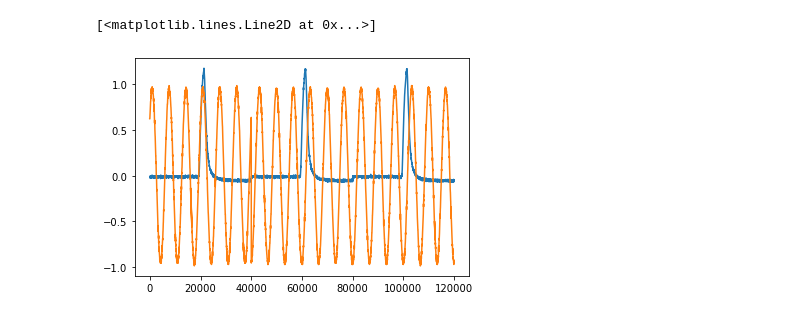
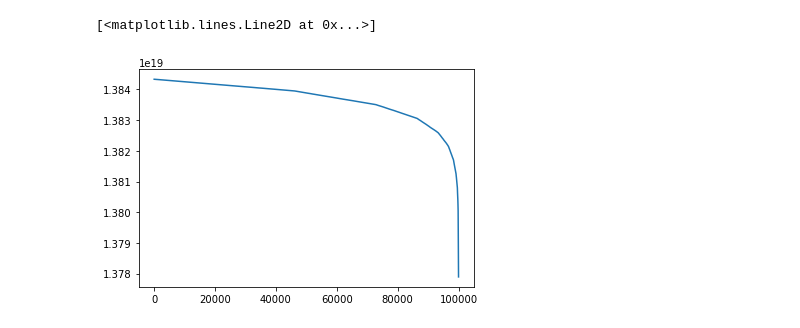
Before and after one commit to IharLobach/ursse, a Jupyter notebook: analyzing_collected_data/for_Valeri/phase_hist.ipynb, the cells around one changed output. Saved outputs shown, nothing was run; the diff lists cells and outputs as text; code cells hidden in the pictures.

```diff
--- a/analyzing_collected_data/for_Valeri/phase_hist.ipynb
+++ b/analyzing_collected_data/for_Valeri/phase_hist.ipynb
@@ -18 +70,6 @@ chan2 = data[1::2][1:]
+# %%
+plt.plot(timestamps[:-1])
+# %% [output]
+[<matplotlib.lines.Line2D at 0x...>]
+[figure, added]
 # %%
@@ -22,7 +79,5 @@ ch2 = chan2.reshape(-1,n)
 # %%
-plt.plot(chan1[:3 * n])
-plt.plot(chan2[:3 * n])
+# plt.plot(chan1[:3 * n])
+# plt.plot(chan2[:3 * n])
+# plt.ylim(-1,1)
-# %% [output]
-[<matplotlib.lines.Line2D at 0x...>]
-[figure, removed]
 # %%
```
Also changed, not shown: parts of 16 cells of this notebook, 2 other files.
